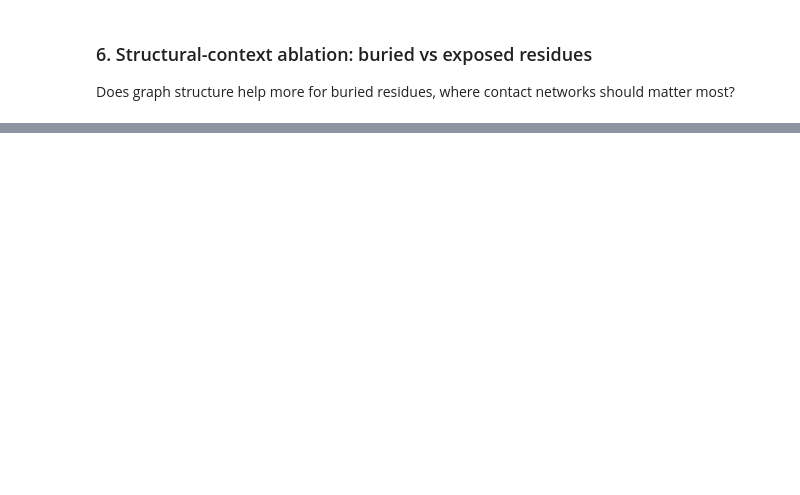
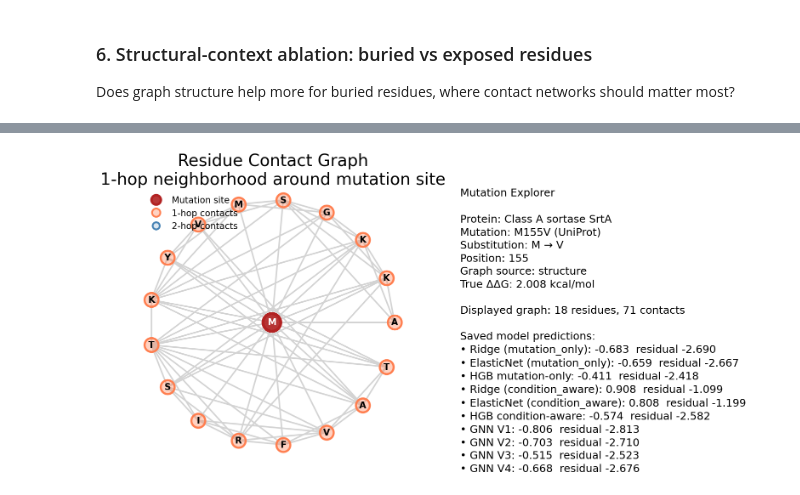
Before and after one commit to amy-acharya/aml-final-project, a Jupyter notebook: final_figures.ipynb, the cells around one changed output, grey strips where cells are left out. Saved outputs shown, nothing was run; the diff lists cells and outputs as text; code cells hidden in the pictures; blank space fills up the shorter version.

```diff
--- a/final_figures.ipynb
+++ b/final_figures.ipynb
@@ -680,0 +1328,4 @@ TESTING
+# %%
+plot_contact_graph_example(contact_graph_example, max_hops=1)
+# %% [output]
+[figure, added]
```
Also changed, not shown: parts of 20 cells of this notebook, 7 other files.
